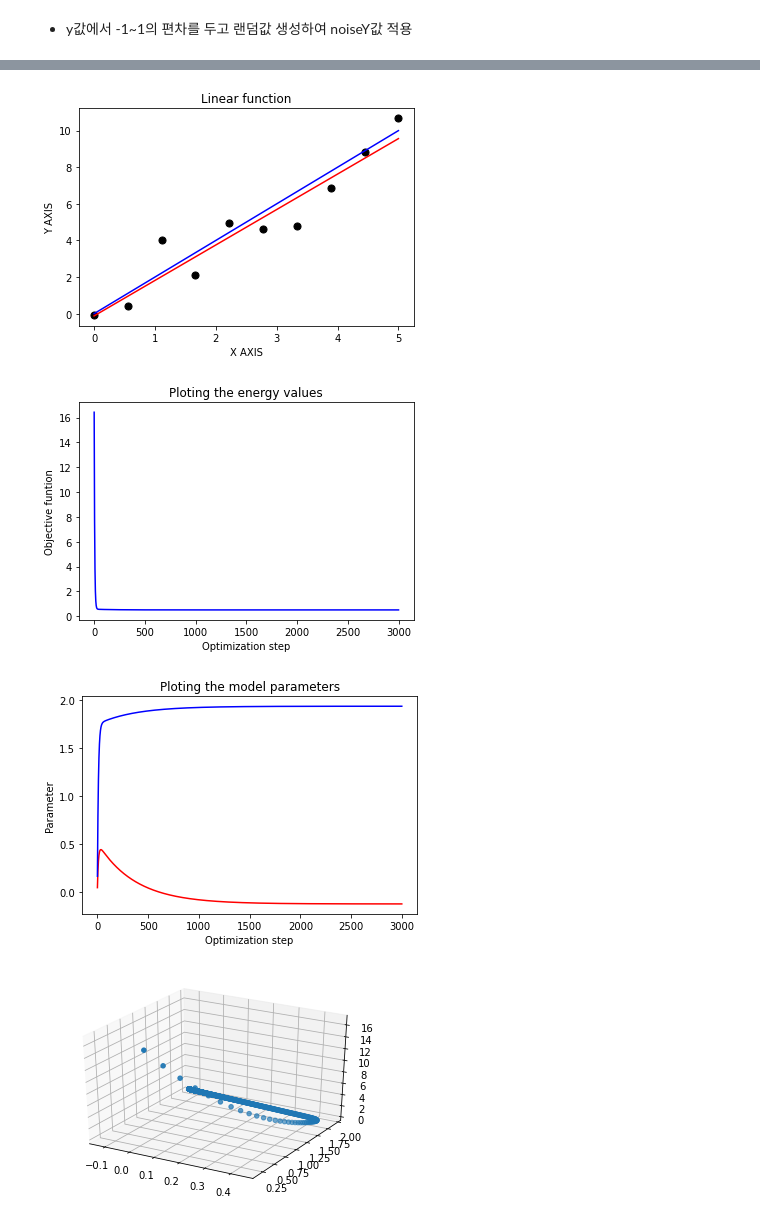
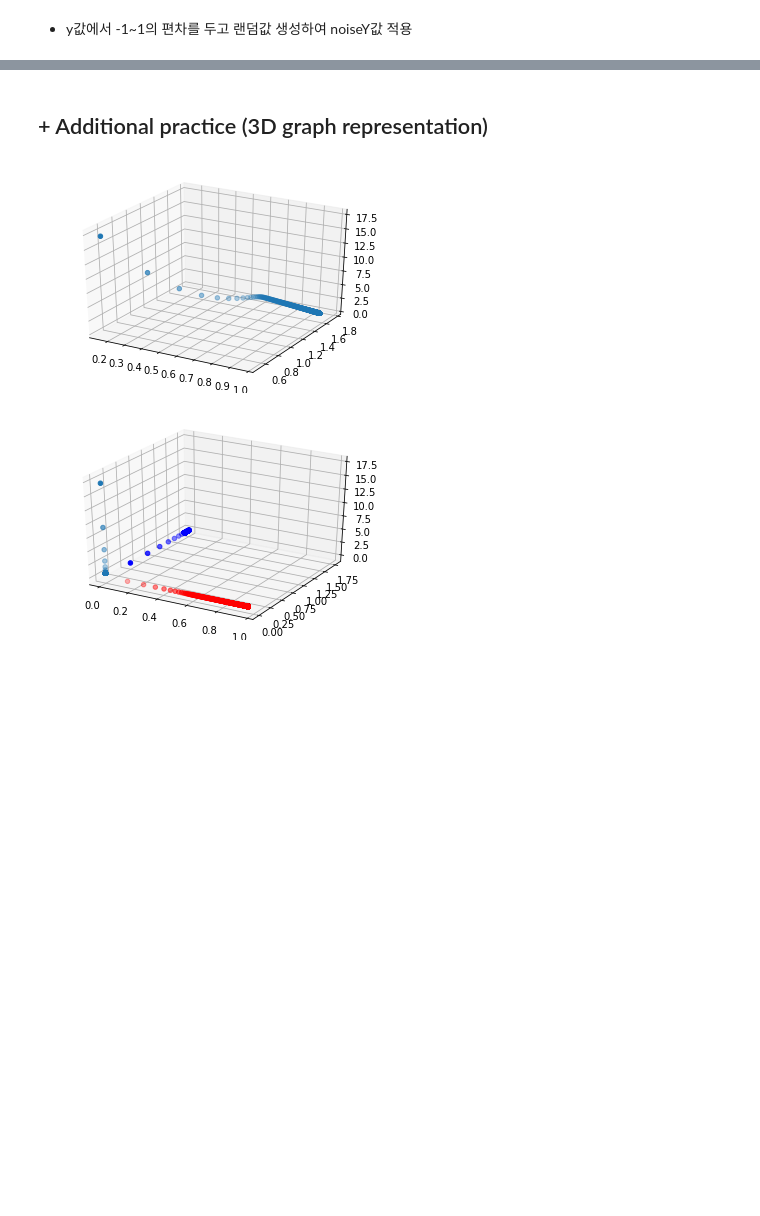
Before and after one commit to YangTaeSung/CAU-MachineLearning, a Jupyter notebook: assignment02.ipynb, the cells around one changed output, grey strips where cells are left out. Drawn from its saved outputs; the diff is of its cells as text; code cells hidden in the pictures; blank space fills up the shorter version.

```diff
--- a/assignment02.ipynb
+++ b/assignment02.ipynb
@@ -36,5 +36,8 @@ plt.show()
 # %%
 thetaZero = 0.0
 thetaOne = 0.0
+
+cycle = 3000
+learningLate = 0.03
 # %% [markdown]
 * 세타값 초기화(learning 시작점)
@@ -41,7 +45,4 @@ thetaOne = 0.0
 # %%
-cycle = 3000
-learningLate = 0.01
-
 iForGraph = []
 jFor3D = []
 thetaOneFor3D = []
@@ -85,42 +138,19 @@ cycle :       2900 cost:   0.514500 thetaZero:  -0.122182 thetaOne:   1.936989
+# %% [markdown]
+## + Additional practice (3D graph representation)
 # %%
-plt.plot(x, y, "BLUE")
-plt.plot(x, testY, "RED")
-plt.scatter(x,noiseY,c='black', s=50)
-plt.title('Linear function')
-plt.xlabel('X AXIS')
-plt.ylabel('Y AXIS')
-plt.show()
-
-# Plotting the energy values
-plt.plot(iForGraph, jFor3D, "BLUE")
-plt.title('Ploting the energy values')
-plt.xlabel('Optimization step')
-plt.ylabel('Objective funtion')
-plt.show()
-
-# Plotting the model parameters
-plt.plot(iForGraph, thetaZeroFor3D, "RED")
-plt.plot(iForGraph, thetaOneFor3D, "BLUE")
-plt.title('Ploting the model parameters')
-plt.xlabel('Optimization step')
-plt.ylabel('Parameter')
-plt.show()
-
 # 세타0, 세타1, J을 3차원으로 표현
 fig1 = plt.figure()
 ax = fig1.gca(projection='3d')
 ax.scatter(thetaZeroFor3D,thetaOneFor3D,jFor3D)
 plt.show()
 
 # 세타0, 세타1, J을 3차원에서 각각 표현
 fig2 = plt.figure()
 ax = fig2.gca(projection='3d')
 ax.scatter(thetaZeroFor3D,0,0, c='red')
 ax.scatter(0,thetaOneFor3D, c='blue')
 ax.scatter(0,0,jFor3D)
 plt.show()
 # %% [output]
-[figure, old version]
+[figure, new version]
-[figure, old version]
+[figure, new version]
-[figure, removed]
-[figure, removed]
```
Also changed, not shown: parts of 17 cells of this notebook.
